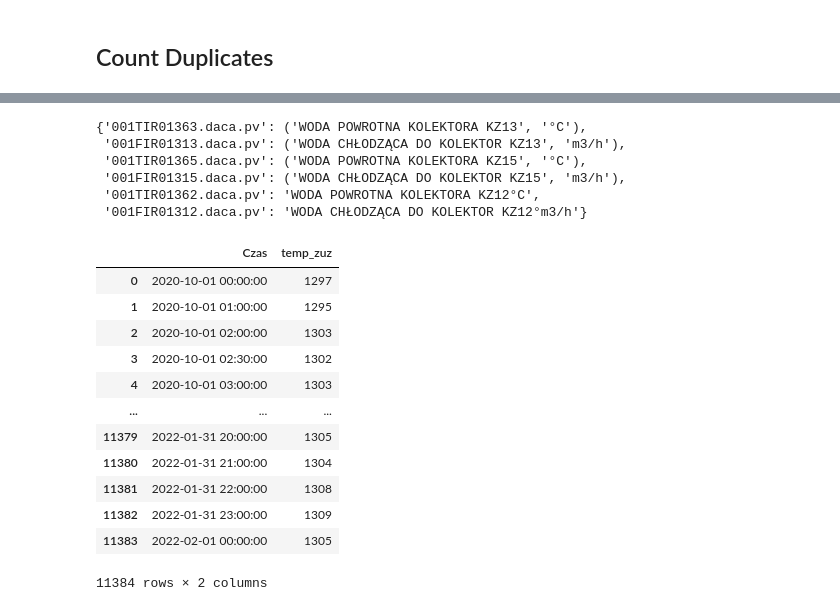
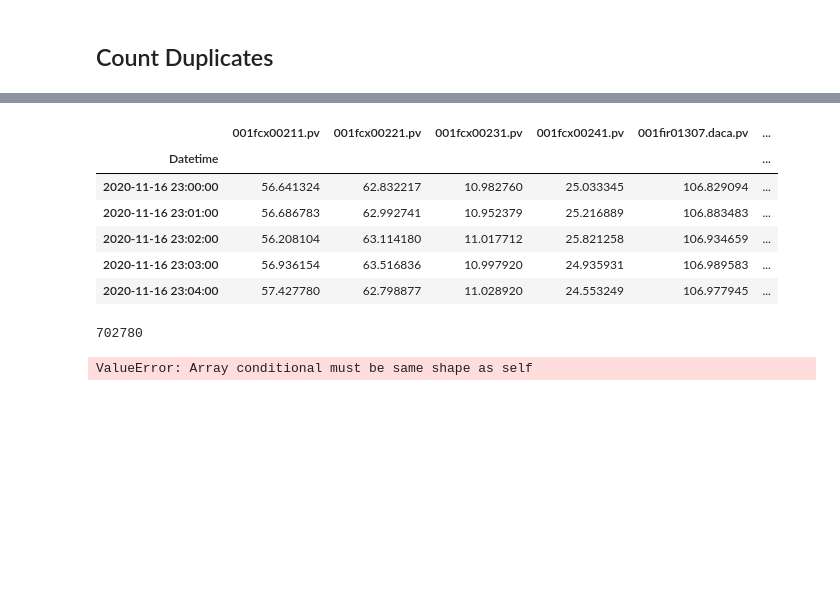
Before and after one commit to kinoai/cuvalleyhack2022, a Jupyter notebook: notebooks/ashleve-initial-data-exploration.ipynb, the cells around one changed output, grey strips where cells are left out. Drawn from its saved outputs; the diff is of its cells as text; code cells hidden in the pictures; blank space fills up the shorter version.

```diff
--- a/notebooks/ashleve-initial-data-exploration.ipynb
+++ b/notebooks/ashleve-initial-data-exploration.ipynb
@@ -163,34 +144,17 @@ parser.data_main
-# %%
-# TODO
-name_map = {
-    "001TIR01363.daca.pv":("WODA POWROTNA KOLEKTORA KZ13", "°C"),
-    "001FIR01313.daca.pv":("WODA CHŁODZĄCA DO KOLEKTOR KZ13", "m3/h"),
-    "001TIR01365.daca.pv":("WODA POWROTNA KOLEKTORA KZ15", "°C"),
-    "001FIR01315.daca.pv":("WODA CHŁODZĄCA DO KOLEKTOR KZ15", "m3/h"),
-    "001TIR01362.daca.pv": ("WODA POWROTNA KOLEKTORA KZ12" "°C"),
-    "001FIR01312.daca.pv": ("WODA CHŁODZĄCA DO KOLEKTOR KZ12" "°m3/h"),
-}
-name_map
-# %% [output]
-{'001TIR01363.daca.pv': ('WODA POWROTNA KOLEKTORA KZ13', '°C'),
- '001FIR01313.daca.pv': ('WODA CHŁODZĄCA DO KOLEKTOR KZ13', 'm3/h'),
- '001TIR01365.daca.pv': ('WODA POWROTNA KOLEKTORA KZ15', '°C'),
- '001FIR01315.daca.pv': ('WODA CHŁODZĄCA DO KOLEKTOR KZ15', 'm3/h'),
- '001TIR01362.daca.pv': 'WODA POWROTNA KOLEKTORA KZ12°C',
- '001FIR01312.daca.pv': 'WODA CHŁODZĄCA DO KOLEKTOR KZ12°m3/h'}
-# %%
-parser.data_main
-# %% [output]
-|  | Czas | temp_zuz |
-| 0 | 2020-10-01 00:00:00 | 1297 |
-| 1 | 2020-10-01 01:00:00 | 1295 |
-| 2 | 2020-10-01 02:00:00 | 1303 |
-| 3 | 2020-10-01 02:30:00 | 1302 |
-| 4 | 2020-10-01 03:00:00 | 1303 |
-| ... | ... | ... |
-| 11379 | 2022-01-31 20:00:00 | 1305 |
-| 11380 | 2022-01-31 21:00:00 | 1304 |
-| 11381 | 2022-01-31 22:00:00 | 1308 |
-| 11382 | 2022-01-31 23:00:00 | 1309 |
-| 11383 | 2022-02-01 00:00:00 | 1305 |
-11384 rows × 2 columns
+# %%
+parser.data.describe()
+parser.data.head()
+# %% [output]
+|  | 001fcx00211.pv | 001fcx00221.pv | 001fcx00231.pv | 001fcx00241.pv | 001fir01307.daca.pv | ... |
+| Datetime |  |  |  |  |  | ... |
+| 2020-11-16 23:00:00 | 56.641324 | 62.832217 | 10.982760 | 25.033345 | 106.829094 | ... |
+| 2020-11-16 23:01:00 | 56.686783 | 62.992741 | 10.952379 | 25.216889 | 106.883483 | ... |
+| 2020-11-16 23:02:00 | 56.208104 | 63.114180 | 11.017712 | 25.821258 | 106.934659 | ... |
+| 2020-11-16 23:03:00 | 56.936154 | 63.516836 | 10.997920 | 24.935931 | 106.989583 | ... |
+| 2020-11-16 23:04:00 | 57.427780 | 62.798877 | 11.028920 | 24.553249 | 106.977945 | ... |
+# %%
+print(len(parser.data))
+print(len(parser.data.where(parser.data["Temperature"] != "null")))
+# %% [output]
+702780
+ValueError: Array conditional must be same shape as self
```
Also changed, not shown: parts of 12 cells of this notebook.
